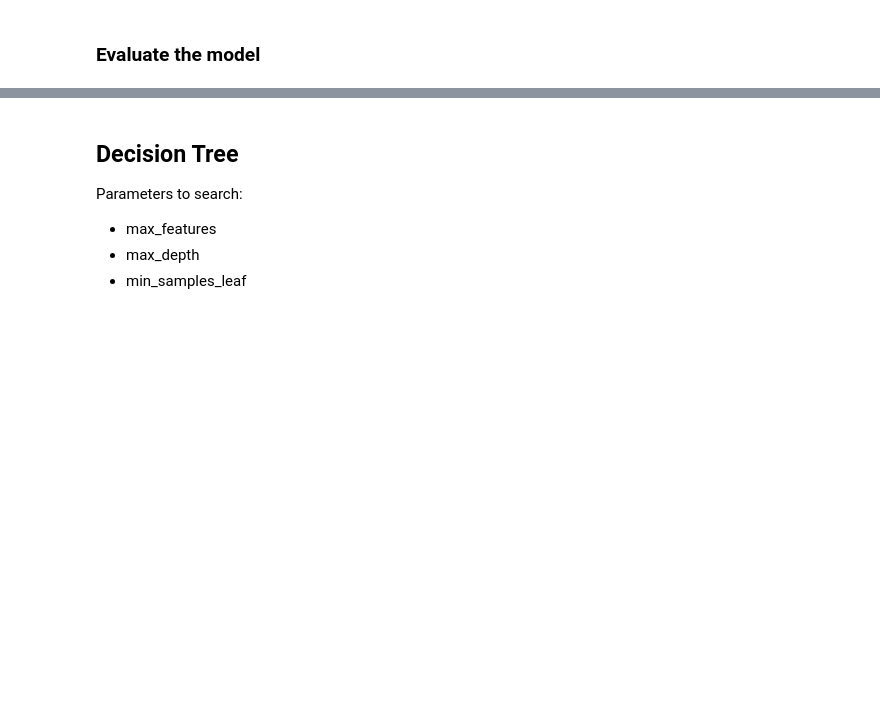
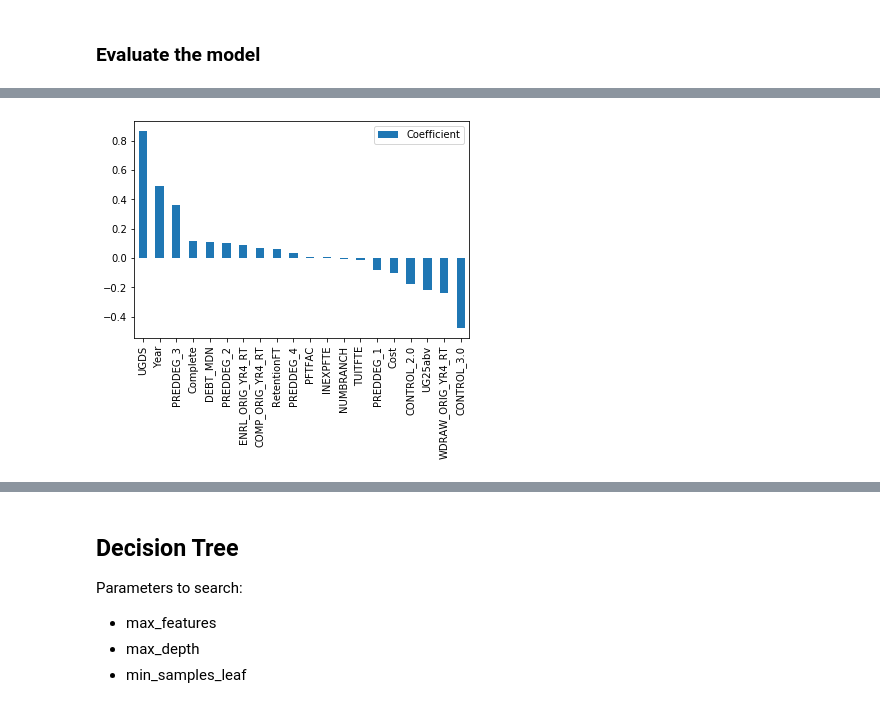
Before and after one commit to kregier/Springboard, a Jupyter notebook: Capstone2/Capstone2-Modeling.ipynb, the cells around one changed output, grey strips where cells are left out. Cells and saved outputs as stored; diff of their text form; code cells hidden in the pictures; blank space fills up the shorter version.

Commit message:
Updated Modeling

```diff
--- a/Capstone2/Capstone2-Modeling.ipynb
+++ b/Capstone2/Capstone2-Modeling.ipynb
@@ -93,7 +95,7 @@ Second run: l1_ratio=1, max_iter= 2000, C=0.001
 # %% [markdown]
 ### Run the model with the best parameters
 # %%
-modelLR = LogisticRegression(C = 0.001, penalty = 'elasticnet', l1_ratio=0.25, max_iter = 2000, solver = 'saga')
+modelLR = LogisticRegression(C = 0.01, penalty = 'elasticnet', l1_ratio=0.1, max_iter = 2000, solver = 'saga')
 start = time.time()
 modelLR.fit(X_train, y)
 end = time.time()
@@ -149,0 +152,11 @@ AUC:  0.7748366229513491
+# %%
+# Coefficients
+coeffic = modelLR.coef_
+coeffic = coeffic[0]
+labels = [i for i in X_train.columns]
+numLab = len(labels)
+# %%
+coeffic = pd.DataFrame(coeffic, index=labels)
+coeffic.columns= ['Coefficient']
+coeffic.sort_values(by='Coefficient', inplace=True, ascending=False)
+coeffic.head()
@@ -149,0 +170,6 @@ AUC:  0.7748366229513491
+# %%
+coeffic.plot.bar(y='Coefficient')
+#plt.xticks(range(0, numLab), labels, rotation='vertical')
+plt.show()
+# %% [output]
+[figure, added]
```
Also changed, not shown: parts of 35 cells of this notebook.
